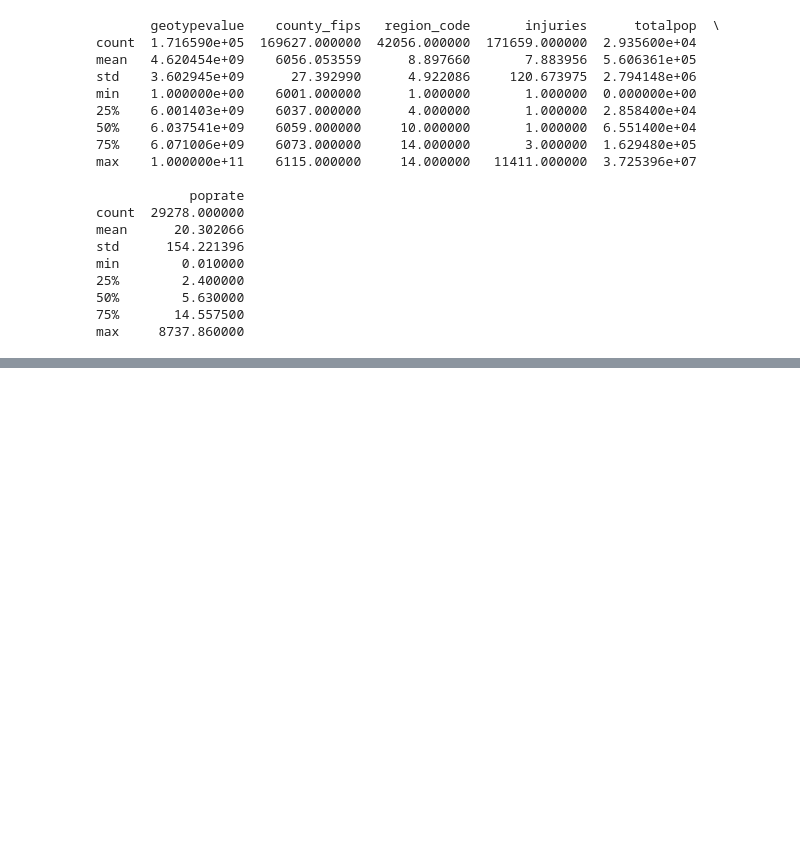
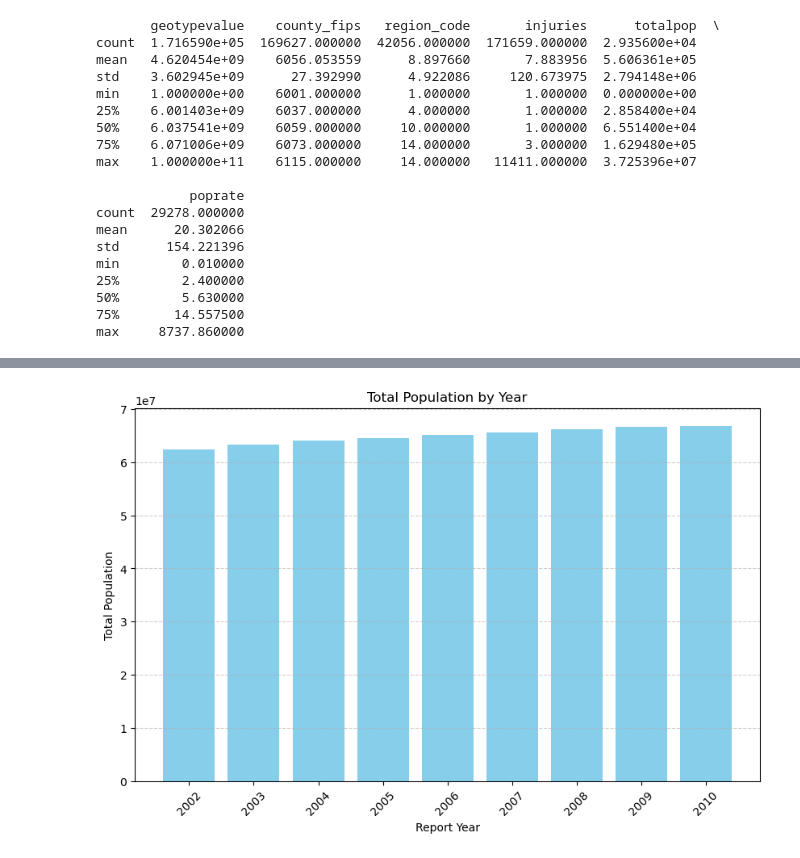
Before and after one commit to PadmaGuna/Project1, a Jupyter notebook: Monica.ipynb, the cells around one changed output, grey strips where cells are left out. Cells and saved outputs as stored; diff of their text form; code cells hidden in the pictures; blank space fills up the shorter version.

Commit message:
population and per capita calculations

```diff
--- a/Monica.ipynb
+++ b/Monica.ipynb
@@ -354,8 +355,8 @@ plt.show()
 # %%
 # Create a Bar chart- Group by year and mode
 yearwise_mode = clean_df.groupby(['reportyear', 'mode'])['injuries'].sum().reset_index()
-pivot_data = yearwise_mode.pivot_table(index='reportyear', columns='mode', values='injuries')
-pivot_data.plot.bar(figsize=(12, 6))
+mode_by_year = yearwise_mode.pivot_table(index='reportyear', columns='mode', values='injuries')
+mode_by_year.plot.bar(figsize=(12, 6))
 plt.xlabel('Year')
 plt.ylabel('Total Injuries')
 plt.title('Injuries by Year and Mode')
@@ -447,7 +448,3 @@ min        0.010000
 50%        5.630000
 75%       14.557500
 max     8737.860000
-# %%
-# calculate population by county
-yearly_injuries = clean_df.groupby('county_name')['totalpop'].sum().reset_index()
-yearly_injuries
@@ -471,0 +510,10 @@ yearly_injuries
+# %%
+#separate dataframe for the total state population by year
+# Group by "Report Year" and sum the "Total Population"
+yearly_population_sum = region_pop_sum_df.groupby("reportyear")["totalpop"].sum().reset_index()
+
+# Create a new DataFrame with the desired columns
+total_pop_df = pd.DataFrame(yearly_population_sum, columns=["reportyear", "totalpop"])
+
+# Display the new DataFrame
+total_pop_df
@@ -471,0 +617,12 @@ yearly_injuries
+# %%
+# Plotting the bar chart
+plt.figure(figsize=(10, 6))
+plt.bar(total_pop_df["reportyear"], total_pop_df["totalpop"], color='skyblue')
+plt.xlabel('Report Year')
+plt.ylabel('Total Population')
+plt.title('Total Population by Year')
+plt.xticks(rotation=45)
+plt.grid(axis='y', linestyle='--', alpha=0.6)
+plt.show()
+# %% [output]
+[figure, added]
```
Also changed, not shown: parts of 14 cells of this notebook.
